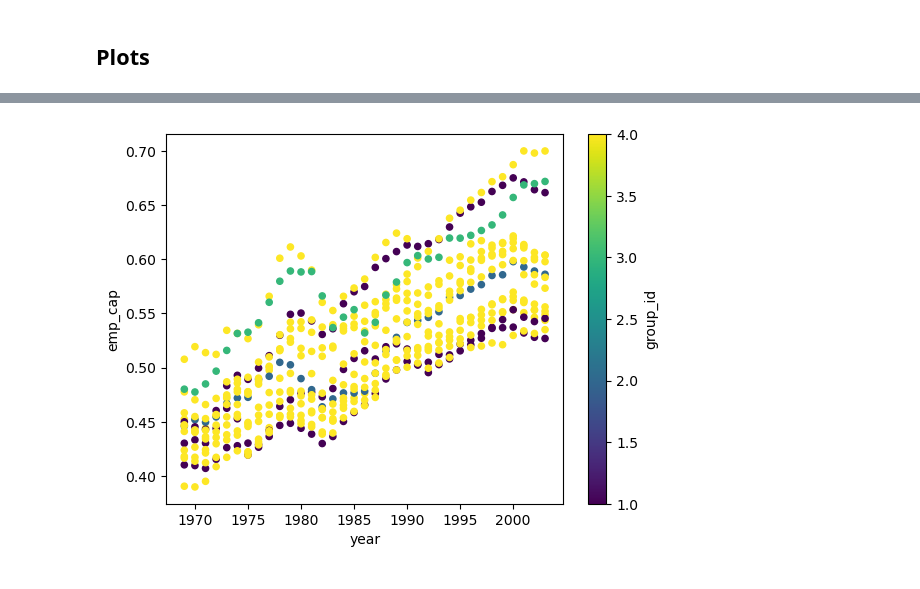
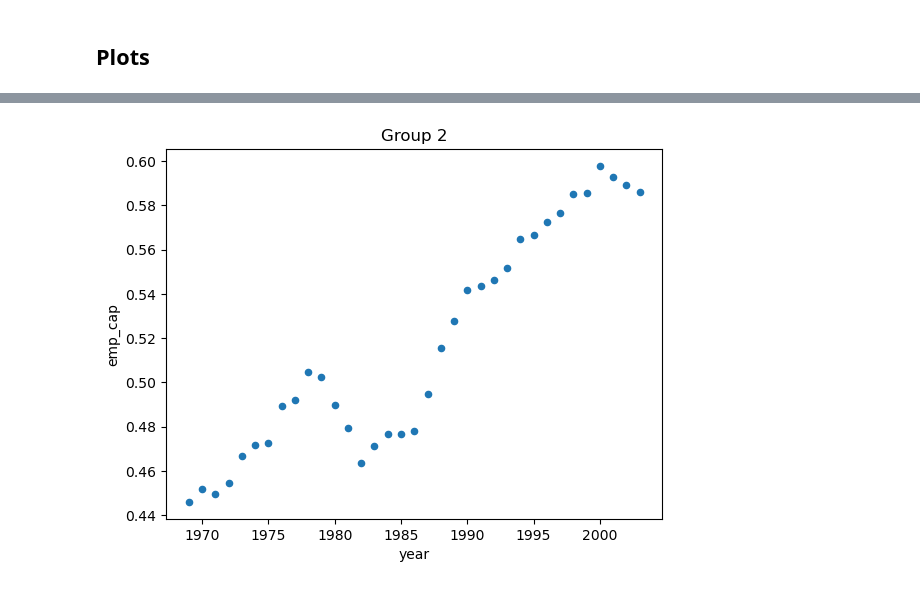
Before and after one commit to NumEconCopenhagen/projects-2024-josh-joshua-and-lyonell, a Jupyter notebook: Dataproject_Joshua/dataproject.ipynb, the cells around one changed output, grey strips where cells are left out. Drawn from its saved outputs; the diff is of its cells as text; code cells hidden in the pictures.

```diff
--- a/Dataproject_Joshua/dataproject.ipynb
+++ b/Dataproject_Joshua/dataproject.ipynb
@@ -524,7 +519,6 @@ plt.show()
-# %%
-ax2 = di_pop_emp.plot.scatter(x='year',
-                      y='emp_cap',
-                      c='group_id',
-                      colormap='viridis')
-# %% [output]
-[figure, removed]
+# %%
+plot2 = di_pop_emp_grouped.get_group(2).plot(kind = 'scatter', x = 'year', y = 'emp_cap', title = 'Group 2')
+
+plt.show()
+# %% [output]
+[figure, added]
```
Also changed, not shown: parts of 8 cells of this notebook.
